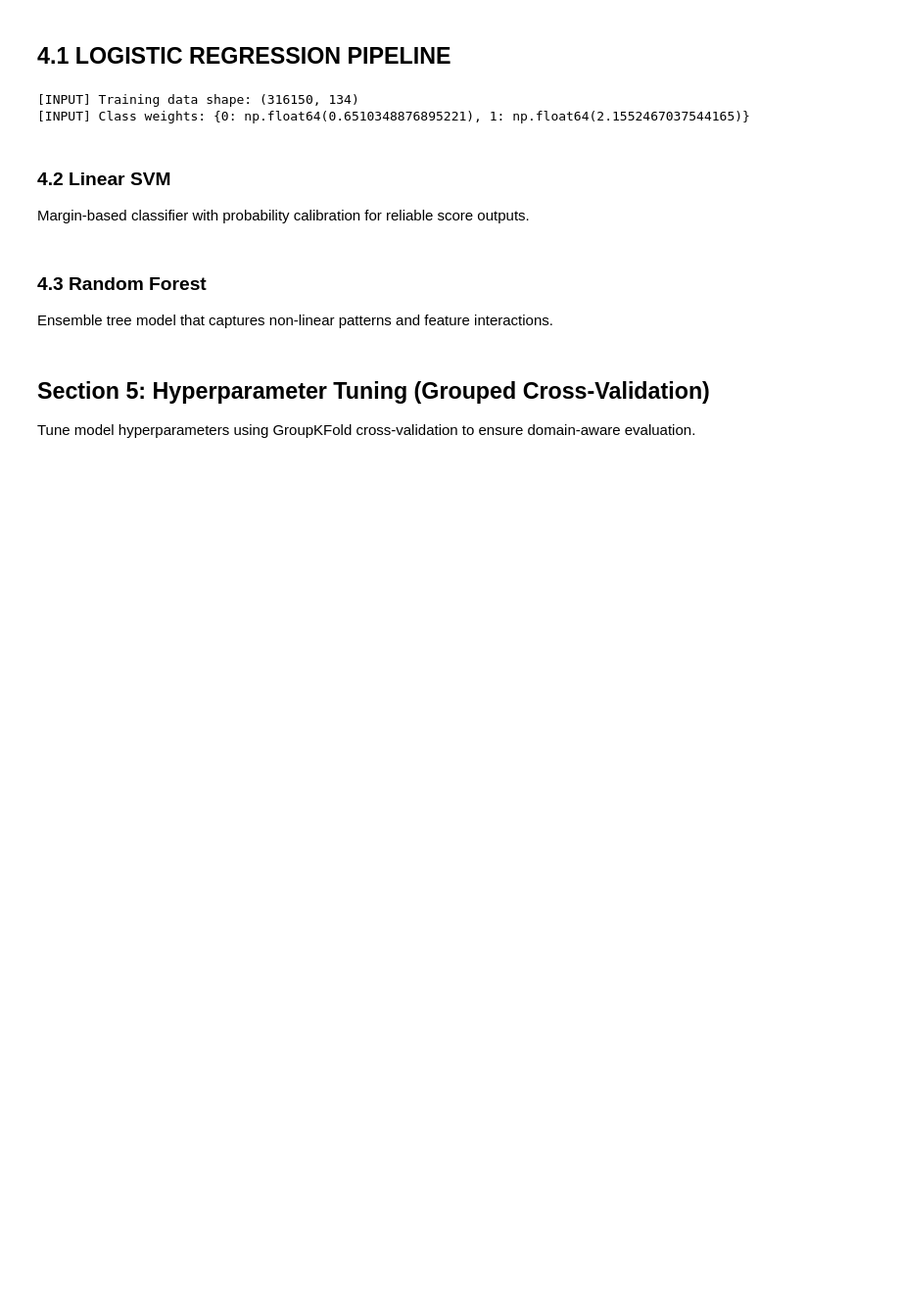
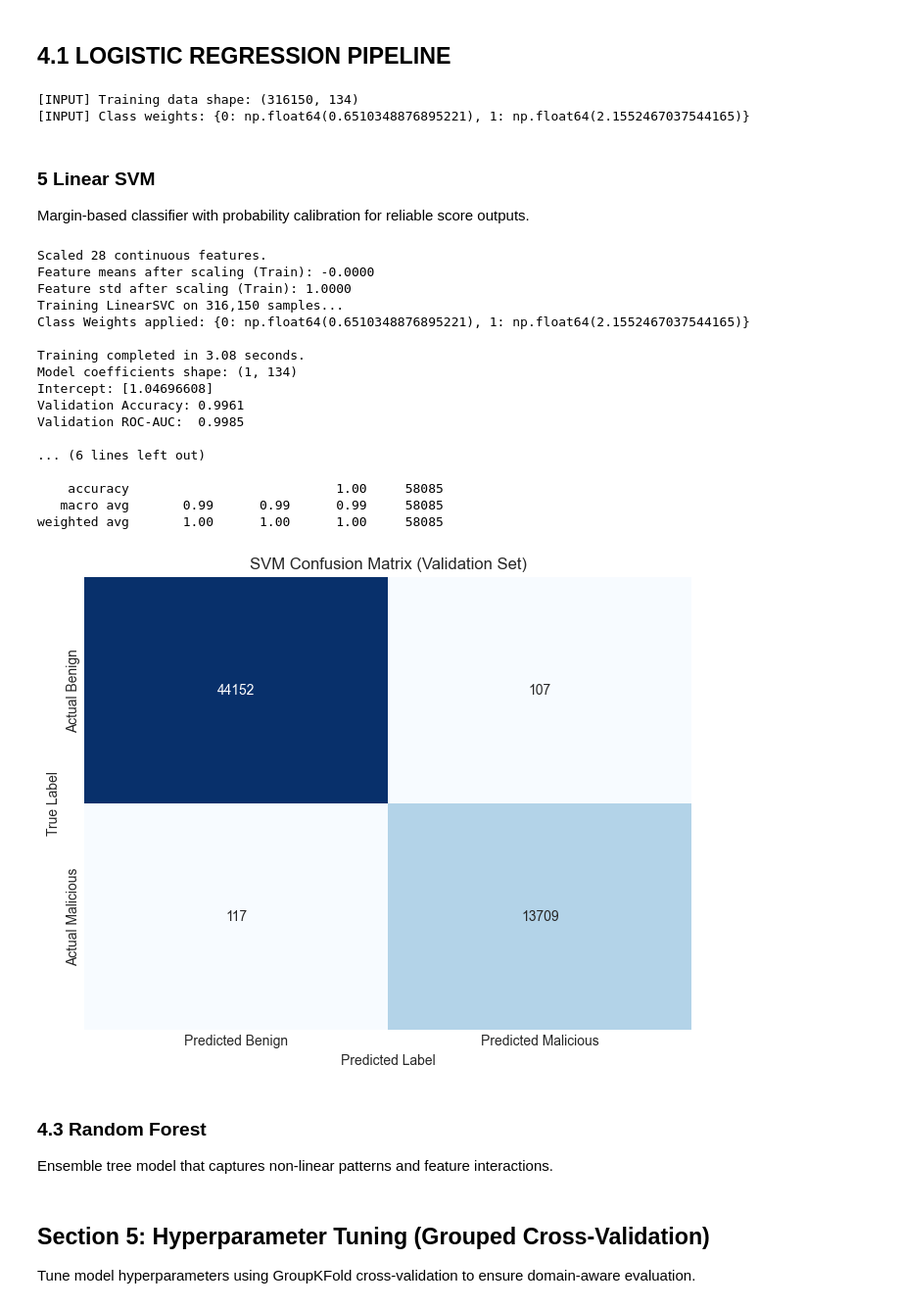
Before and after one commit to apuya/Course-Project-Malicious-URL-Detection, a Jupyter notebook: Detecting Malicious URLs with Lexical Features.ipynb, the cells around one changed output. Shown at 98% size. Saved outputs shown, nothing was run; the diff lists cells and outputs as text; code cells hidden in the pictures; blank space fills up the shorter version.

```diff
--- a/Detecting Malicious URLs with Lexical Features.ipynb
+++ b/Detecting Malicious URLs with Lexical Features.ipynb
@@ -1112,8 +1112,86 @@ lr_pipeline = Pipeline([
 [INPUT] Training data shape: (316150, 134)
 [INPUT] Class weights: {0: np.float64(0.6510348876895221), 1: np.float64(2.1552467037544165)}
 # %% [markdown]
-### 4.2 Linear SVM
+### 5 Linear SVM
 Margin-based classifier with probability calibration for reliable score outputs.
+# %%
+scaler = StandardScaler()
+
+X_train = X_train.copy()
+X_val = X_val.copy()
+X_test = X_test.copy()
+
+X_train[continuous_cols] = scaler.fit_transform(X_train[continuous_cols])
+X_val[continuous_cols] = scaler.transform(X_val[continuous_cols])
+X_test[continuous_cols] = scaler.transform(X_test[continuous_cols])
+
+print(f"Scaled {len(continuous_cols)} continuous features.")
+print(f"Feature means after scaling (Train): {X_train[continuous_cols].mean().mean():.4f}")
+print(f"Feature std after scaling (Train): {X_train[continuous_cols].std().mean():.4f}")
+
+svm_model = LinearSVC(
+    penalty='l2',
+    loss='squared_hinge',
+    dual=False,
+    tol=1e-4,
+    C=1.0,
+    class_weight=class_weights,
+    random_state=69,
+    max_iter=1000
+)
+
+print(f"Training LinearSVC on {len(X_train):,} samples...")
+print(f"Class Weights applied: {class_weights}")
+
+
+start_time = time.time()
+svm_model.fit(X_train, y_train)
+train_time = time.time() - start_time
+
+print(f"\nTraining completed in {train_time:.2f} seconds.")
+print(f"Model coefficients shape: {svm_model.coef_.shape}")
+print(f"Intercept: {svm_model.intercept_}")
+
+y_pred_val = svm_model.predict(X_val)
+y_score_val = svm_model.decision_function(X_val)
+
+accuracy = accuracy_score(y_val, y_pred_val)
+auc = roc_auc_score(y_val, y_score_val)
+
+print(f"Validation Accuracy: {accuracy:.4f}")
+print(f"Validation ROC-AUC:  {auc:.4f}")
+print("\nClassification Report:\n")
+print(classification_report(y_val, y_pred_val, target_names=['Benign', 'Malicious']))
+
+cm = confusion_matrix(y_val, y_pred_val)
+
+plt.figure(figsize=(8, 6))
+sns.heatmap(cm, annot=True, fmt='d', cmap='Blues', cbar=False,
+            xticklabels=['Predicted Benign', 'Predicted Malicious'],
+            yticklabels=['Actual Benign', 'Actual Malicious'])
+plt.title('SVM Confusion Matrix (Validation Set)')
+plt.ylabel('True Label')
+plt.xlabel('Predicted Label')
+plt.show()
+# %% [output]
+Scaled 28 continuous features.
+Feature means after scaling (Train): -0.0000
+Feature std after scaling (Train): 1.0000
+Training LinearSVC on 316,150 samples...
+Class Weights applied: {0: np.float64(0.6510348876895221), 1: np.float64(2.1552467037544165)}
+
+Training completed in 3.08 seconds.
+Model coefficients shape: (1, 134)
+Intercept: [1.04696608]
+Validation Accuracy: 0.9961
+Validation ROC-AUC:  0.9985
+
+... (6 lines left out)
+
+    accuracy                           1.00     58085
+   macro avg       0.99      0.99      0.99     58085
+weighted avg       1.00      1.00      1.00     58085
+[figure, added]
 # %% [markdown]
 ### 4.3 Random Forest
 Ensemble tree model that captures non-linear patterns and feature interactions.
```
Also changed, not shown: parts of 8 cells of this notebook.
